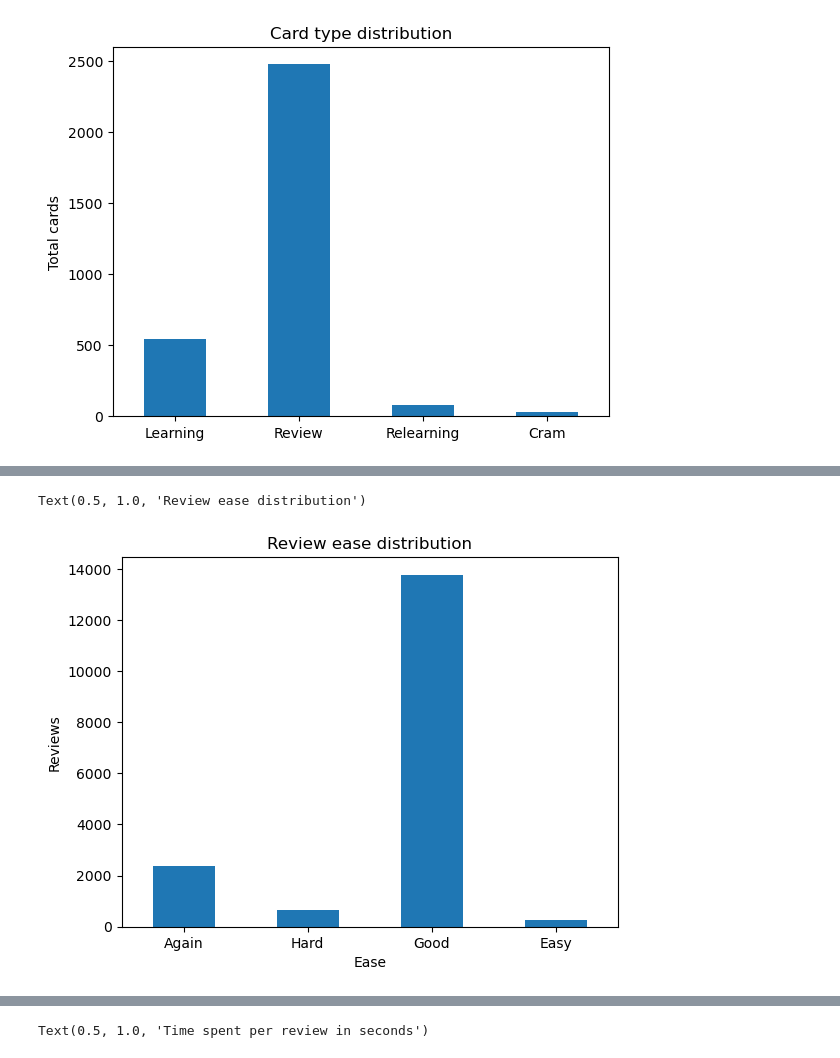
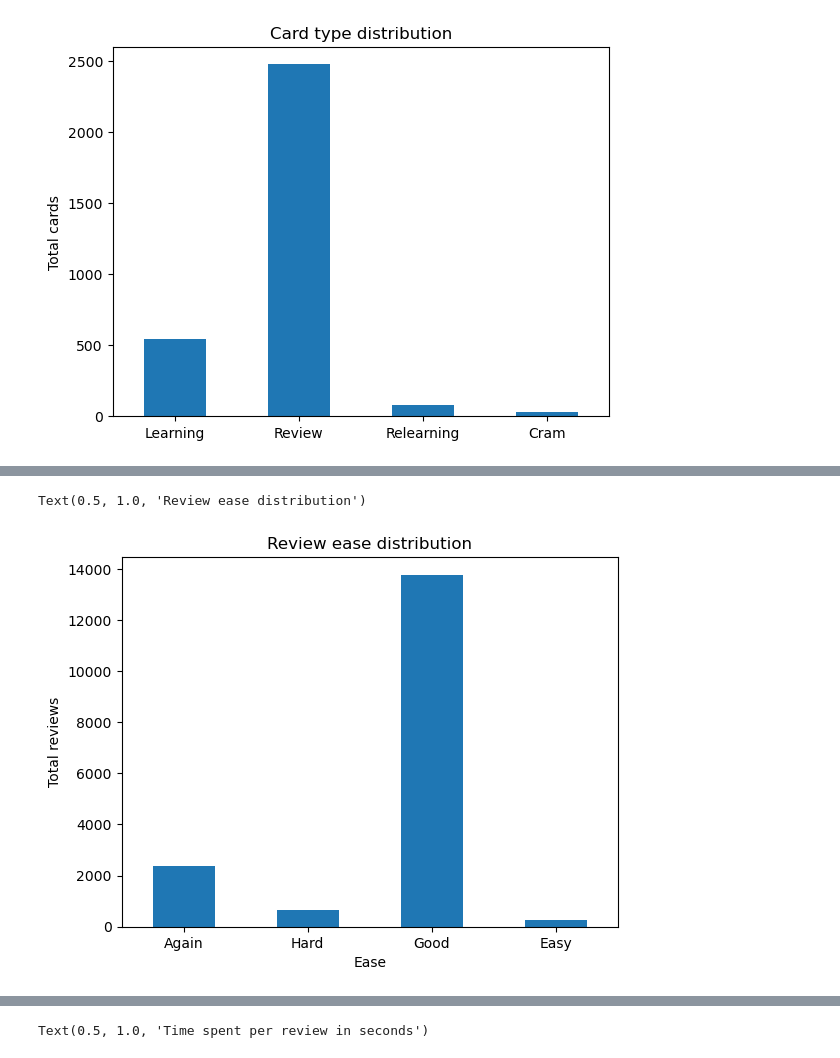
Before and after one commit to LilleAila/projects, a Jupyter notebook: it2/21-datasett-prosjekt-final/anki/pandas.ipynb, the cells around one changed output, grey strips where cells are left out. Cells and saved outputs as stored; diff of their text form; code cells hidden in the pictures.

```diff
--- a/it2/21-datasett-prosjekt-final/anki/pandas.ipynb
+++ b/it2/21-datasett-prosjekt-final/anki/pandas.ipynb
@@ -59,9 +82,9 @@ Text(0.5, 1.0, 'Card type distribution')
 # %%
 ax = df["ease"].value_counts().sort_index().plot(kind="bar", xlabel="")
 ax.set_xticklabels(["Again", "Hard", "Good", "Easy"], rotation=0)
 ax.set_xlabel("Ease")
-ax.set_ylabel("Reviews")
+ax.set_ylabel("Total reviews")
 ax.set_title("Review ease distribution")
 # %% [output]
 Text(0.5, 1.0, 'Review ease distribution')
-[figure, old version]
+[figure, new version]
```
Also changed, not shown: parts of 22 cells of this notebook, 5 other files.
